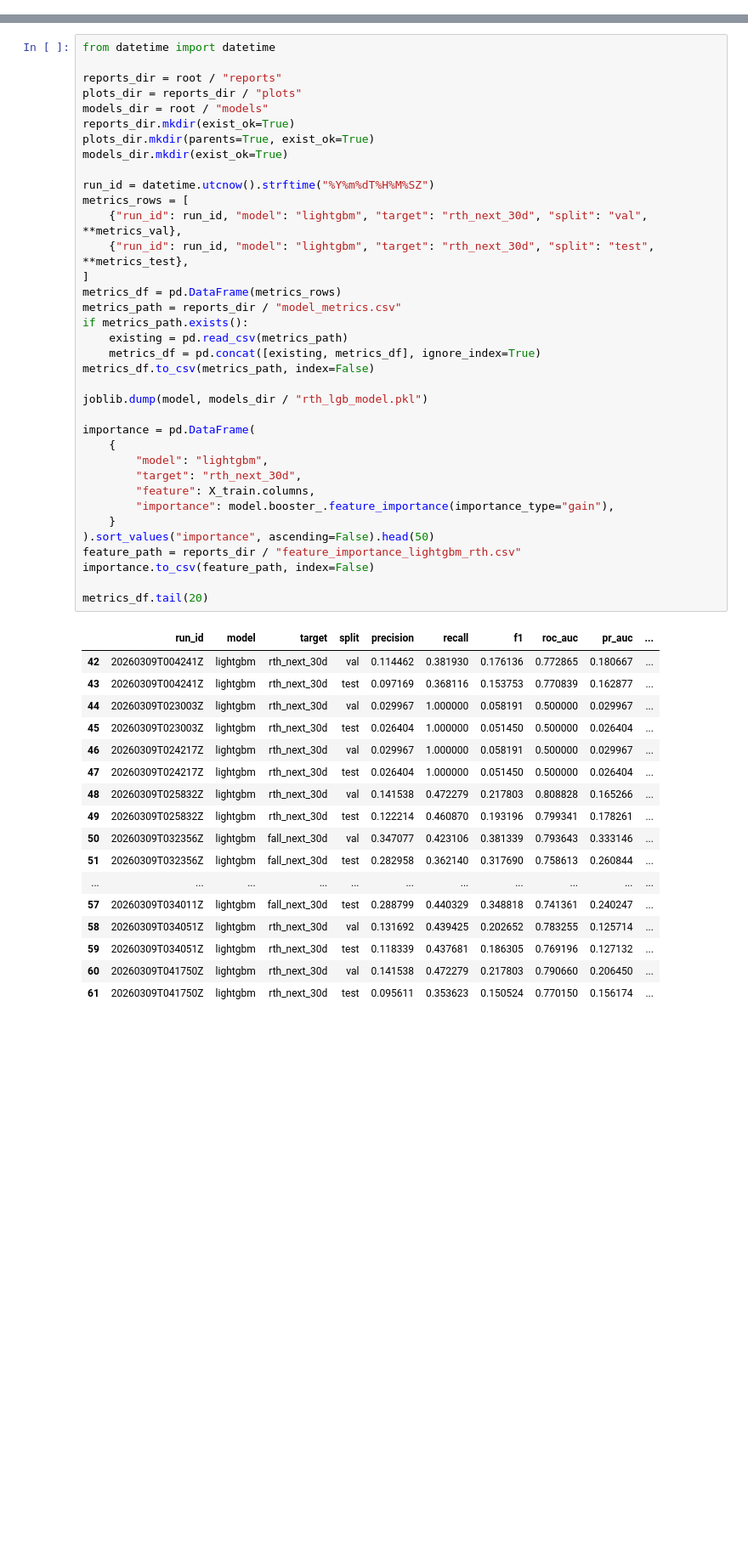
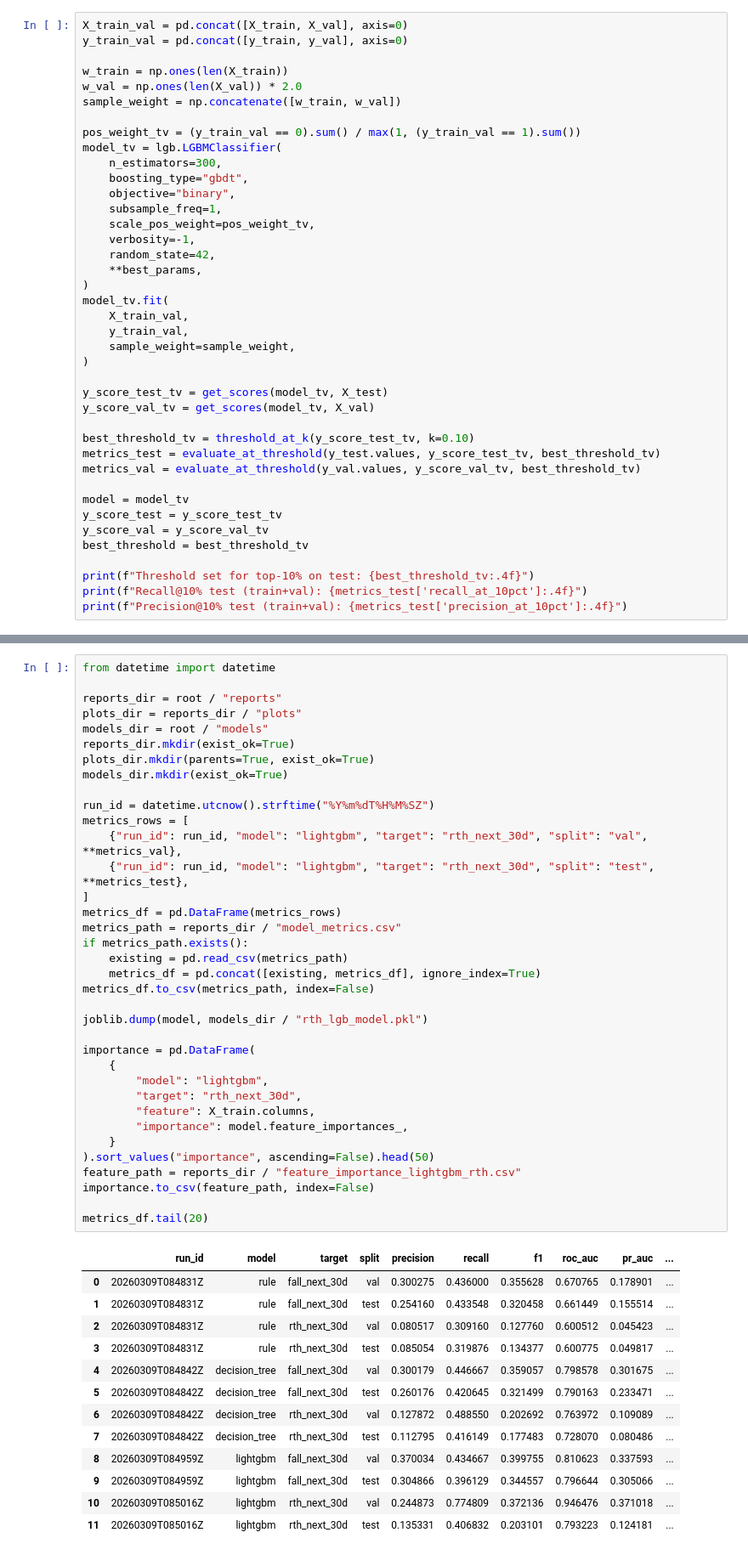
Before and after one commit to marcelosobral/incident-risk, a Jupyter notebook: notebooks/06_lgb_rth.ipynb, the cells around one changed output, grey strips where cells are left out. Shown at 85% size. Saved outputs shown, nothing was run; the diff lists cells and outputs as text; blank space fills up the shorter version.

Commit message:
Update LightGBM notebooks

```diff
--- a/notebooks/06_lgb_rth.ipynb
+++ b/notebooks/06_lgb_rth.ipynb
@@ -329,0 +364,40 @@ Starting Optuna search: 150 trials
+# %%
+X_train_val = pd.concat([X_train, X_val], axis=0)
+y_train_val = pd.concat([y_train, y_val], axis=0)
+
+w_train = np.ones(len(X_train))
+w_val = np.ones(len(X_val)) * 2.0
+sample_weight = np.concatenate([w_train, w_val])
+
+pos_weight_tv = (y_train_val == 0).sum() / max(1, (y_train_val == 1).sum())
+model_tv = lgb.LGBMClassifier(
+    n_estimators=300,
+    boosting_type="gbdt",
+    objective="binary",
+    subsample_freq=1,
+    scale_pos_weight=pos_weight_tv,
+    verbosity=-1,
+    random_state=42,
+    **best_params,
+)
+model_tv.fit(
+    X_train_val,
+    y_train_val,
+    sample_weight=sample_weight,
+)
+
+y_score_test_tv = get_scores(model_tv, X_test)
+y_score_val_tv = get_scores(model_tv, X_val)
+
+best_threshold_tv = threshold_at_k(y_score_test_tv, k=0.10)
+metrics_test = evaluate_at_threshold(y_test.values, y_score_test_tv, best_threshold_tv)
+metrics_val = evaluate_at_threshold(y_val.values, y_score_val_tv, best_threshold_tv)
+
+model = model_tv
+y_score_test = y_score_test_tv
+y_score_val = y_score_val_tv
+best_threshold = best_threshold_tv
+
+print(f"Threshold set for top-10% on test: {best_threshold_tv:.4f}")
+print(f"Recall@10% test (train+val): {metrics_test['recall_at_10pct']:.4f}")
+print(f"Precision@10% test (train+val): {metrics_test['precision_at_10pct']:.4f}")
@@ -337,50 +415,46 @@ reports_dir.mkdir(exist_ok=True)
 plots_dir.mkdir(parents=True, exist_ok=True)
 models_dir.mkdir(exist_ok=True)
 
 run_id = datetime.utcnow().strftime("%Y%m%dT%H%M%SZ")
 metrics_rows = [
     {"run_id": run_id, "model": "lightgbm", "target": "rth_next_30d", "split": "val", **metrics_val},
     {"run_id": run_id, "model": "lightgbm", "target": "rth_next_30d", "split": "test", **metrics_test},
 ]
 metrics_df = pd.DataFrame(metrics_rows)
 metrics_path = reports_dir / "model_metrics.csv"
 if metrics_path.exists():
     existing = pd.read_csv(metrics_path)
     metrics_df = pd.concat([existing, metrics_df], ignore_index=True)
 metrics_df.to_csv(metrics_path, index=False)
 
 joblib.dump(model, models_dir / "rth_lgb_model.pkl")
 
 importance = pd.DataFrame(
     {
         "model": "lightgbm",
         "target": "rth_next_30d",
         "feature": X_train.columns,
-        "importance": model.booster_.feature_importance(importance_type="gain"),
+        "importance": model.feature_importances_,
     }
 ).sort_values("importance", ascending=False).head(50)
 feature_path = reports_dir / "feature_importance_lightgbm_rth.csv"
 importance.to_csv(feature_path, index=False)
 
 metrics_df.tail(20)
 # %% [output]
 |  | run_id | model | target | split | precision | recall | f1 | roc_auc | pr_auc | ... |
-| 42 | 20260309T004241Z | lightgbm | rth_next_30d | val | 0.114462 | 0.381930 | 0.176136 | 0.772865 | 0.180667 | ... |
-| 43 | 20260309T004241Z | lightgbm | rth_next_30d | test | 0.097169 | 0.368116 | 0.153753 | 0.770839 | 0.162877 | ... |
-| 44 | 20260309T023003Z | lightgbm | rth_next_30d | val | 0.029967 | 1.000000 | 0.058191 | 0.500000 | 0.029967 | ... |
-| 45 | 20260309T023003Z | lightgbm | rth_next_30d | test | 0.026404 | 1.000000 | 0.051450 | 0.500000 | 0.026404 | ... |
-| 46 | 20260309T024217Z | lightgbm | rth_next_30d | val | 0.029967 | 1.000000 | 0.058191 | 0.500000 | 0.029967 | ... |
-| 47 | 20260309T024217Z | lightgbm | rth_next_30d | test | 0.026404 | 1.000000 | 0.051450 | 0.500000 | 0.026404 | ... |
-| 48 | 20260309T025832Z | lightgbm | rth_next_30d | val | 0.141538 | 0.472279 | 0.217803 | 0.808828 | 0.165266 | ... |
-| 49 | 20260309T025832Z | lightgbm | rth_next_30d | test | 0.122214 | 0.460870 | 0.193196 | 0.799341 | 0.178261 | ... |
-| 50 | 20260309T032356Z | lightgbm | fall_next_30d | val | 0.347077 | 0.423106 | 0.381339 | 0.793643 | 0.333146 | ... |
-| 51 | 20260309T032356Z | lightgbm | fall_next_30d | test | 0.282958 | 0.362140 | 0.317690 | 0.758613 | 0.260844 | ... |
-| ... | ... | ... | ... | ... | ... | ... | ... | ... | ... | ... |
-| 57 | 20260309T034011Z | lightgbm | fall_next_30d | test | 0.288799 | 0.440329 | 0.348818 | 0.741361 | 0.240247 | ... |
-| 58 | 20260309T034051Z | lightgbm | rth_next_30d | val | 0.131692 | 0.439425 | 0.202652 | 0.783255 | 0.125714 | ... |
-| 59 | 20260309T034051Z | lightgbm | rth_next_30d | test | 0.118339 | 0.437681 | 0.186305 | 0.769196 | 0.127132 | ... |
-| 60 | 20260309T041750Z | lightgbm | rth_next_30d | val | 0.141538 | 0.472279 | 0.217803 | 0.790660 | 0.206450 | ... |
-| 61 | 20260309T041750Z | lightgbm | rth_next_30d | test | 0.095611 | 0.353623 | 0.150524 | 0.770150 | 0.156174 | ... |
+| 0 | 20260309T084831Z | rule | fall_next_30d | val | 0.300275 | 0.436000 | 0.355628 | 0.670765 | 0.178901 | ... |
+| 1 | 20260309T084831Z | rule | fall_next_30d | test | 0.254160 | 0.433548 | 0.320458 | 0.661449 | 0.155514 | ... |
+| 2 | 20260309T084831Z | rule | rth_next_30d | val | 0.080517 | 0.309160 | 0.127760 | 0.600512 | 0.045423 | ... |
+| 3 | 20260309T084831Z | rule | rth_next_30d | test | 0.085054 | 0.319876 | 0.134377 | 0.600775 | 0.049817 | ... |
+| 4 | 20260309T084842Z | decision_tree | fall_next_30d | val | 0.300179 | 0.446667 | 0.359057 | 0.798578 | 0.301675 | ... |
+| 5 | 20260309T084842Z | decision_tree | fall_next_30d | test | 0.260176 | 0.420645 | 0.321499 | 0.790163 | 0.233471 | ... |
+| 6 | 20260309T084842Z | decision_tree | rth_next_30d | val | 0.127872 | 0.488550 | 0.202692 | 0.763972 | 0.109089 | ... |
+| 7 | 20260309T084842Z | decision_tree | rth_next_30d | test | 0.112795 | 0.416149 | 0.177483 | 0.728070 | 0.080486 | ... |
+| 8 | 20260309T084959Z | lightgbm | fall_next_30d | val | 0.370034 | 0.434667 | 0.399755 | 0.810623 | 0.337593 | ... |
+| 9 | 20260309T084959Z | lightgbm | fall_next_30d | test | 0.304866 | 0.396129 | 0.344557 | 0.796644 | 0.305066 | ... |
+| 10 | 20260309T085016Z | lightgbm | rth_next_30d | val | 0.244873 | 0.774809 | 0.372136 | 0.946476 | 0.371018 | ... |
+| 11 | 20260309T085016Z | lightgbm | rth_next_30d | test | 0.135331 | 0.406832 | 0.203101 | 0.793223 | 0.124181 | ... |
 # %%
 def recall_curve(y_true: np.ndarray, y_score: np.ndarray, max_pct: int = 30) -> tuple[np.ndarray, np.ndarray]:
     order = np.argsort(-y_score)
```
Also changed, not shown: parts of 8 cells of this notebook, 1 other file.
